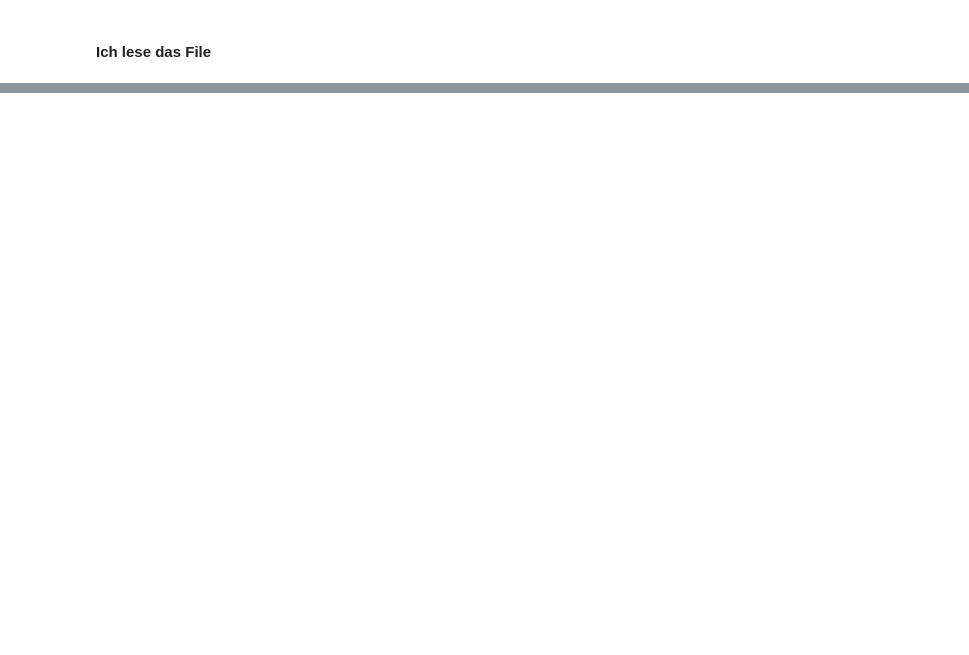
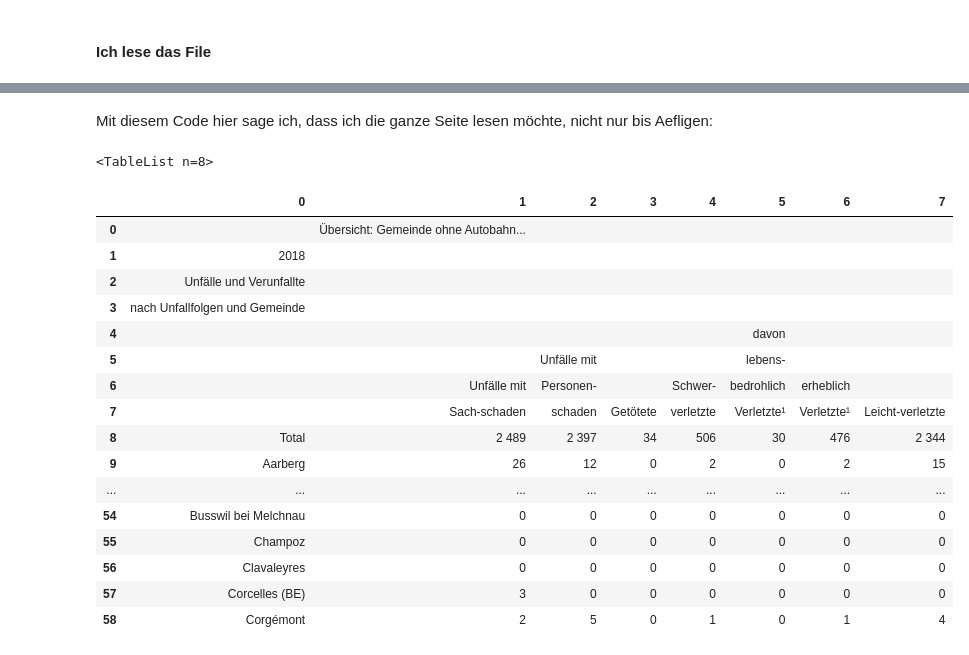
Before and after one commit to sandrarutschi/cas-ddj, a Jupyter notebook: Meine Projekte/Verkehrsprojekt/Verkehrsunfälle in Gemeinden.ipynb, the cells around one changed output, grey strips where cells are left out. Cells and saved outputs as stored; diff of their text form; code cells hidden in the pictures; blank space fills up the shorter version.

```diff
--- a/Meine Projekte/Verkehrsprojekt/Verkehrsunfälle in Gemeinden.ipynb
+++ b/Meine Projekte/Verkehrsprojekt/Verkehrsunfälle in Gemeinden.ipynb
@@ -20,0 +40,27 @@ NameError: name 'camelot' is not defined
+# %% [markdown]
+Mit diesem Code hier sage ich, dass ich die ganze Seite lesen möchte, nicht nur bis Aefligen:
+# %%
+tables_stream = camelot.read_pdf("Verkehrsunfälle2018.pdf", flavor='stream', pages='all', table_areas=['0,842,595,0'])
+tables_stream
+# %% [output]
+<TableList n=8>
+# %%
+tables_stream[0].df
+# %% [output]
+|  | 0 | 1 | 2 | 3 | 4 | 5 | 6 | 7 |
+| 0 |  | Übersicht: Gemeinde ohne Autobahn... |  |  |  |  |  |  |
+| 1 | 2018 |  |  |  |  |  |  |  |
+| 2 | Unfälle und Verunfallte |  |  |  |  |  |  |  |
+| 3 | nach Unfallfolgen und Gemeinde |  |  |  |  |  |  |  |
+| 4 |  |  |  |  |  | davon |  |  |
+| 5 |  |  | Unfälle mit |  |  | lebens- |  |  |
+| 6 |  | Unfälle mit | Personen- |  | Schwer- | bedrohlich | erheblich |  |
+| 7 |  | Sach-schaden | schaden | Getötete | verletzte | Verletzte¹ | Verletzte¹ | Leicht-verletzte |
+| 8 | Total | 2 489 | 2 397 | 34 | 506 | 30 | 476 | 2 344 |
+| 9 | Aarberg | 26 | 12 | 0 | 2 | 0 | 2 | 15 |
+| ... | ... | ... | ... | ... | ... | ... | ... | ... |
+| 54 | Busswil bei Melchnau | 0 | 0 | 0 | 0 | 0 | 0 | 0 |
+| 55 | Champoz | 0 | 0 | 0 | 0 | 0 | 0 | 0 |
+| 56 | Clavaleyres | 0 | 0 | 0 | 0 | 0 | 0 | 0 |
+| 57 | Corcelles (BE) | 3 | 0 | 0 | 0 | 0 | 0 | 0 |
+| 58 | Corgémont | 2 | 5 | 0 | 1 | 0 | 1 | 4 |
```
Also changed, not shown: parts of 50 cells of this notebook, 1 other file.
